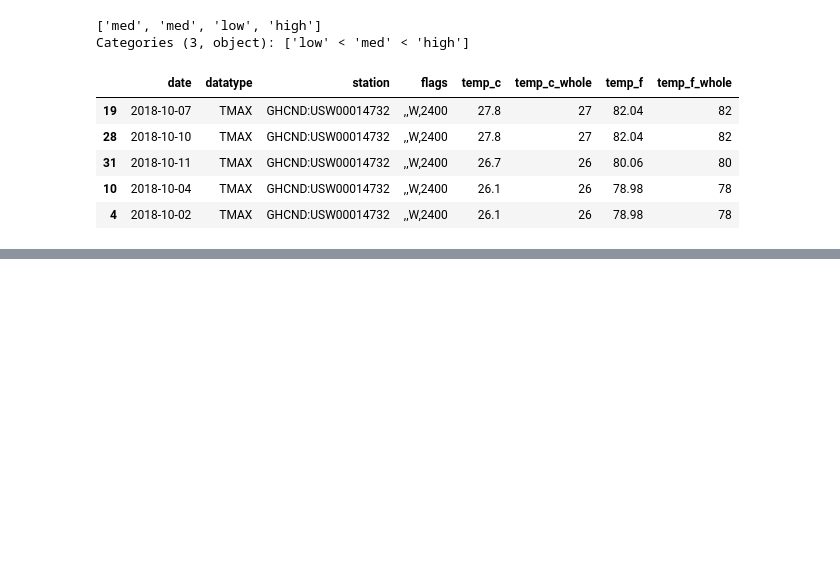
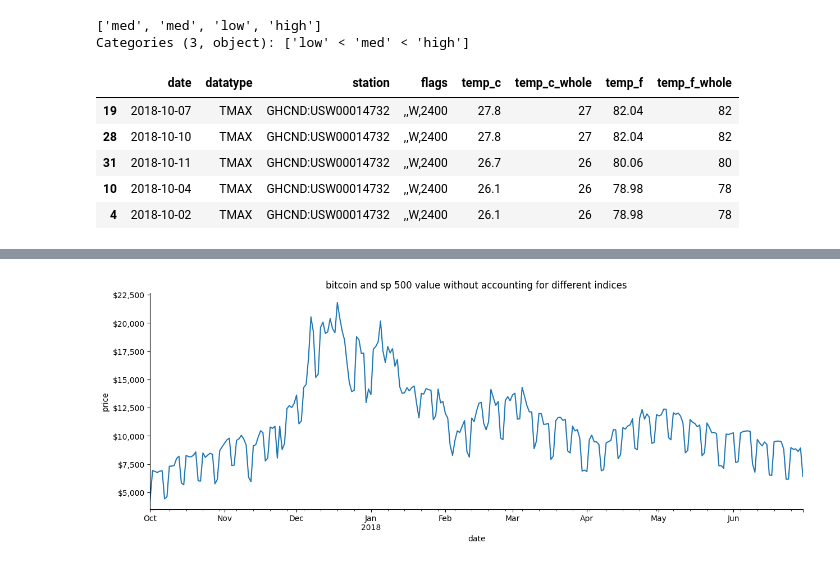
Before and after one commit to roger-mengqiu-chen/DS-learning, a Jupyter notebook: hands-on-da-with-pandas/ch03/3-cleaning_data.ipynb, the cells around one changed output, grey strips where cells are left out. Cells and saved outputs as stored; diff of their text form; code cells hidden in the pictures; blank space fills up the shorter version.

```diff
--- a/hands-on-da-with-pandas/ch03/3-cleaning_data.ipynb
+++ b/hands-on-da-with-pandas/ch03/3-cleaning_data.ipynb
@@ -198,0 +316,2 @@ df[df.datatype == 'TMAX'].sort_values(by='temp_c', ascending=False).head()
+# %%
+sp = pd.read_csv('data/sp500.csv', index_col='date', parse_dates=True).drop(columns=['adj_close'])
@@ -198,0 +343,3 @@ df[df.datatype == 'TMAX'].sort_values(by='temp_c', ascending=False).head()
+# %%
+bitcoin = pd.read_csv('data/bitcoin.csv', index_col='date', parse_dates=True).drop(columns=['market_cap'])
+bitcoin.head()
@@ -198,0 +354,3 @@ df[df.datatype == 'TMAX'].sort_values(by='temp_c', ascending=False).head()
+# %%
+portfolio = pd.concat([sp, bitcoin], sort=False).groupby(level='date').sum()
+portfolio.head(10).assign(day_of_week=lambda x: x.index.day_name())
@@ -198,0 +370,14 @@ df[df.datatype == 'TMAX'].sort_values(by='temp_c', ascending=False).head()
+# %%
+import matplotlib.pyplot as plt
+from matplotlib.ticker import StrMethodFormatter
+ax = portfolio['2017-Q4': '2018-Q2'].plot(
+    y='close', figsize=(15,5), legend=False,
+    title='bitcoin and sp 500 value without accounting for different indices'
+)
+ax.set_ylabel('price')
+ax.yaxis.set_major_formatter(StrMethodFormatter('${x:,.0f}'))
+for spine in ['top', 'right']:
+    ax.spines[spine].set_visible(False)
+plt.show()
+# %% [output]
+[figure, added]
```
Also changed, not shown: parts of 20 cells of this notebook, 3 other files.
